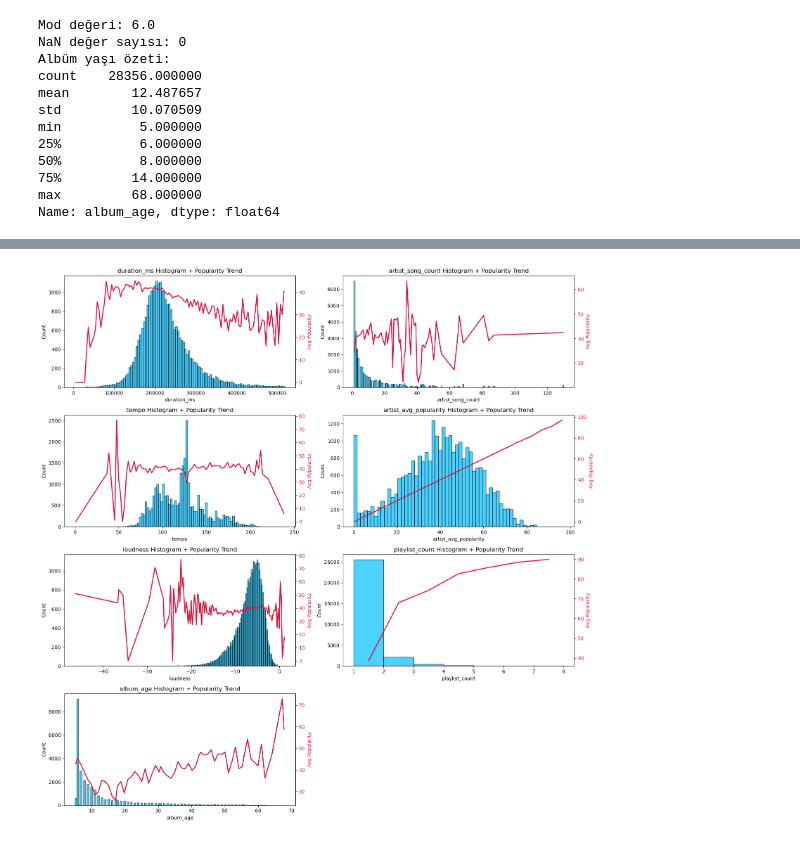
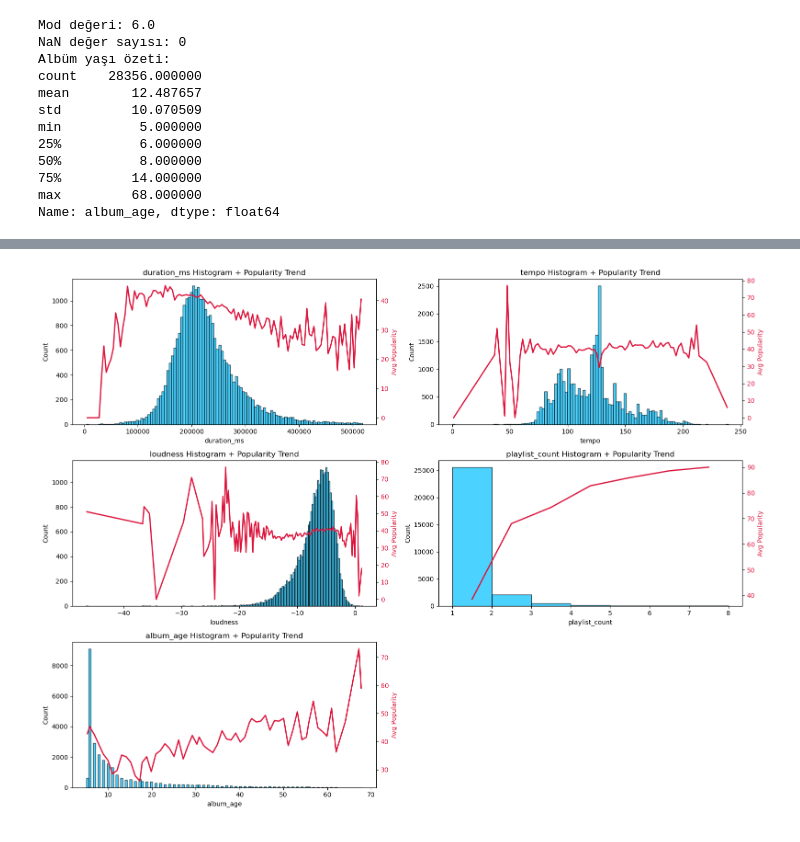
Before and after one commit to essraAlp/spotifyTrendAnalysis, a Jupyter notebook: feature_eng.ipynb, the cells around one changed output, grey strips where cells are left out. Cells and saved outputs as stored; diff of their text form; code cells hidden in the pictures.

```diff
--- a/feature_eng.ipynb
+++ b/feature_eng.ipynb
@@ -274,38 +161,0 @@ Genre number: 6
-# %%
-# Her subgenre’ın şarkı sayısını ve ortalama popülerliğini hesaplamak için gerekli işlemler yapıldı.
-subgenre_cols = [col for col in data.columns if col.startswith('subgenre_')]
-
-subgenre_stats = []
-for subgenre_col in subgenre_cols:
-    subgenre_name = subgenre_col.replace('subgenre_', '')
-    song_count = data[subgenre_col].sum()
-    avg_popularity = data.loc[data[subgenre_col] == 1, 'popularity'].mean()
-    subgenre_stats.append({'Subgenre': subgenre_name, 'Song Count': song_count, 'Average Popularity': avg_popularity})
-
-
-subgenre_stats_df = pd.DataFrame(subgenre_stats).sort_values(by='Song Count', ascending=False)
-print("Genre number:", len(subgenre_stats_df))
-
-# --- 3️⃣ En çok şarkıya sahip 30 subgenre seç ---
-top_subgenres = subgenre_stats_df.head(30)
-
-# --- 4️⃣ Grafik oluştur ---
-fig, ax1 = plt.subplots(figsize=(14, 6))
-
-# Şarkı sayısı (bar)
-ax1.bar(top_subgenres['Subgenre'], top_subgenres['Song Count'], color='deepskyblue', label='Song Count')
-ax1.set_xlabel('Subgenre', fontsize=12)
-ax1.set_ylabel('Number of Songs', color='deepskyblue', fontsize=12)
-ax1.tick_params(axis='y', labelcolor='deepskyblue')
-ax1.tick_params(axis='x', rotation=60)
-
-# Ortalama popülerlik (çizgi)
-ax2 = ax1.twinx()
-ax2.plot(top_subgenres['Subgenre'], top_subgenres['Average Popularity'], color='orange', marker='o', label='Avg Popularity')
-ax2.set_ylabel('Average Popularity', color='orange', fontsize=12)
-ax2.tick_params(axis='y', labelcolor='orange')
-
-# Başlık ve legend
-plt.title('Genres: Number of Songs vs Average Popularity (Top 30)', fontsize=14)
-fig.tight_layout()
-plt.show()
@@ -365,6 +198,6 @@ ONE-HOT ENCODED SÜTUNLAR: 30 adet
 # %%
 # Yeni dağılım grafikleri gösterildi.
-cols_to_scale = ['duration_ms', 'artist_song_count', 'tempo', 'artist_avg_popularity', 'loudness', 'playlist_count', 'album_age']
+cols_to_scale = ['duration_ms', 'tempo', 'loudness', 'playlist_count', 'album_age']
 n_cols = 2
 n_rows = math.ceil(len(cols_to_scale) / n_cols)
 
@@ -372,34 +205,34 @@ fig, ax = plt.subplots(nrows=n_rows, ncols=n_cols, figsize=(16, n_rows * 4))
 ax = ax.flatten()
 cols_to_scale = cols_to_scale
 
 for i, col in enumerate(cols_to_scale):
     # Histogram (önce otomatik bin aralıklarını al)
     counts, bins, patches = ax[i].hist(data[col], bins='auto', color='deepskyblue', edgecolor='black', alpha=0.7)
 
     # Popularity ortalamaları (bin aralıklarına göre)
     bin_labels = pd.cut(data[col], bins=bins, include_lowest=True)
     grouped = data.groupby(bin_labels)['popularity'].mean().dropna()
     centers = [interval.mid for interval in grouped.index]
     bin_means = grouped.values
 
     # Popularity çizgisi
     ax2 = ax[i].twinx()
     ax2.plot(centers, bin_means, color='crimson', linewidth=2)
     ax2.set_ylabel('Avg Popularity', color='crimson')
     ax2.tick_params(axis='y', labelcolor='crimson')
 
     ax[i].set_title(f'{col} Histogram + Popularity Trend')
     ax[i].set_xlabel(col)
     ax[i].set_ylabel('Count')
 
 # Boş kalan hücreleri gizle
 for j in range(i + 1, len(ax)):
     fig.delaxes(ax[j])
 
 plt.tight_layout()
 plt.show()
 # %% [output]
-[figure, old version]
+[figure, new version]
 # %%
 data["album_age_log"] = np.log1p(data["album_age"])
 # %%
```
Also changed, not shown: parts of 17 cells of this notebook, 9 other files.
